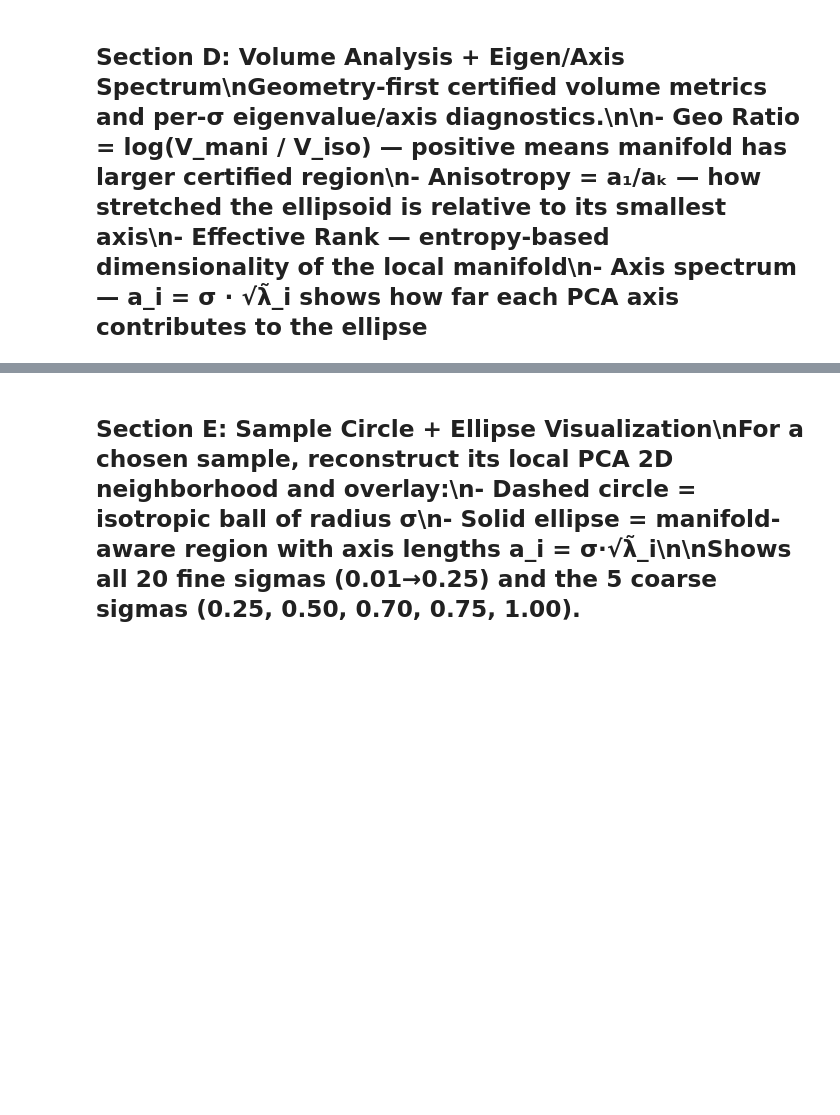
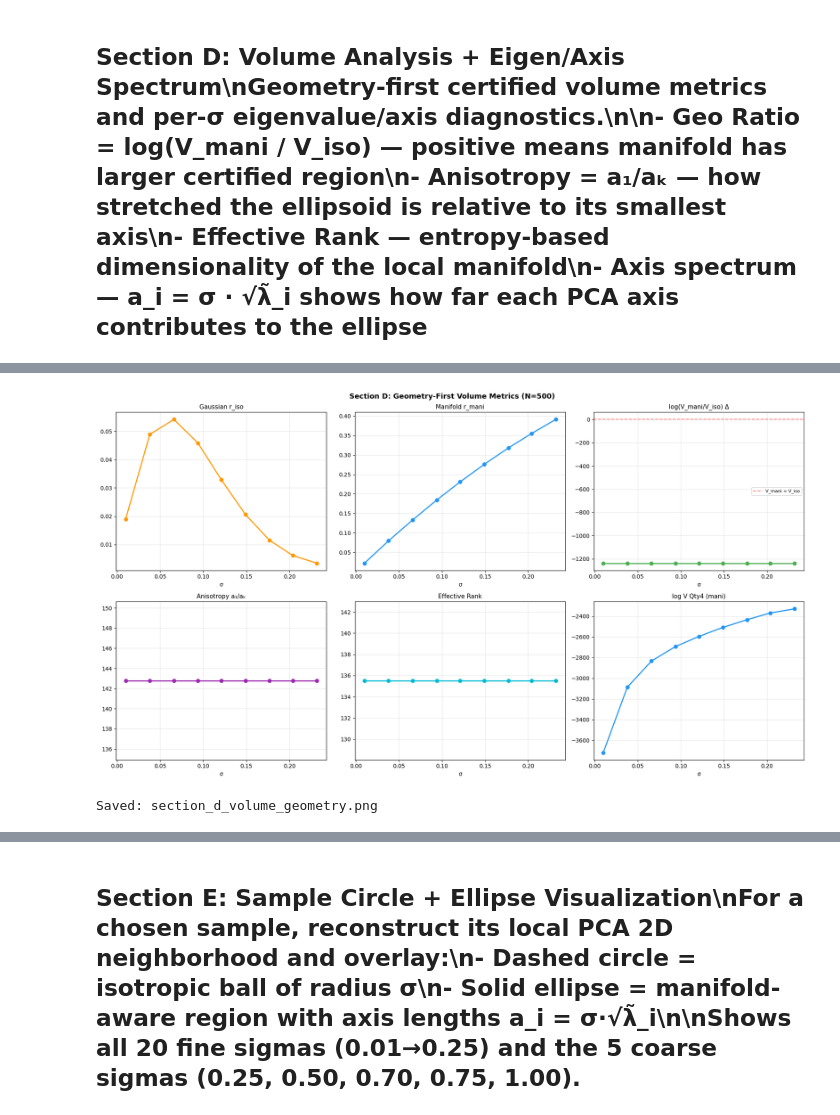
Before and after one commit to daniyaniazi/CFM_smoothing, a Jupyter notebook: notebooks_smoothing_test/smoothing_results.ipynb, the cells around one changed output, grey strips where cells are left out. Cells and saved outputs as stored; diff of their text form; code cells hidden in the pictures; blank space fills up the shorter version.

```diff
--- a/notebooks_smoothing_test/smoothing_results.ipynb
+++ b/notebooks_smoothing_test/smoothing_results.ipynb
@@ -1003,6 +1050,8 @@ for (s, n_val), results in sorted(grid.items()):
         'σ': s, 'N': n_val,
         'r_iso':    round(_safe_mean(r_isos), 4),
         'r_mani':   round(_safe_mean(r_manis), 4),
+        'v_mani':round(vm('log_vol_geo_mani'), 2)    if np.isfinite(vm('log_vol_geo_mani')) else float('nan'),
+        'v_iso':round(vm('log_vol_geo_iso_k'), 2)    if np.isfinite(vm('log_vol_geo_iso_k')) else float('nan'),
         'Qty1(Iso D)':     round(vm('log_vol_iso_D'), 2)    if np.isfinite(vm('log_vol_iso_D')) else float('nan'),
         'Qty2(Iso k)':     round(vm('log_vol_iso_k'), 2)    if np.isfinite(vm('log_vol_iso_k')) else float('nan'),
         'Qty3(Mani iso-r)':round(vm('log_vol_mani_pred'), 2)if np.isfinite(vm('log_vol_mani_pred')) else float('nan'),
@@ -1018,6 +1079,6 @@ display(df_vol.round(4))
 # %%
 # ─── D2: Geometry plots (fixed N=100, sweep σ) ──────────────────────────────
-FIXED_N_D = 100
+FIXED_N_D = 500
 df_vol_n100 = df_vol[df_vol['N'] == FIXED_N_D].sort_values('σ')
 
 if df_vol_n100.empty:
@@ -1026,33 +1087,36 @@ if df_vol_n100.empty:
 
 fig, axes = plt.subplots(2, 3, figsize=(18, 10))
 
 metrics = [
     ('r_iso',         'Gaussian r_iso',        '#FF9800'),
     ('r_mani',        'Manifold r_mani',        '#2196F3'),
     ('Geo Δ',         'log(V_mani/V_iso) Δ',   '#4CAF50'),
     ('Anisotropy',    'Anisotropy a₁/aₖ',      '#9C27B0'),
     ('Eff.Rank',      'Effective Rank',         '#00BCD4'),
     ('Qty4(Mani ellip)', 'log V Qty4 (mani)',  '#2196F3'),
 ]
 
 for ax, (col, title, color) in zip(axes.flat, metrics):
     vals = pd.to_numeric(df_vol_n100[col], errors='coerce')
     mask = vals.notna()
     if mask.sum() > 0:
         ax.plot(df_vol_n100['σ'][mask], vals[mask], 'o-', lw=2, color=color)
         ax.scatter(df_vol_n100['σ'][mask], vals[mask], s=40, color=color, zorder=5)
     ax.set_title(title, fontsize=11)
     ax.set_xlabel('σ')
     ax.grid(True, alpha=0.3)
     if col == 'Geo Δ':
         ax.axhline(0, color='red', ls='--', alpha=0.5, label='V_mani = V_iso')
         ax.legend(fontsize=8)
 
 plt.suptitle(f'Section D: Geometry-First Volume Metrics (N={FIXED_N_D})', fontsize=13, fontweight='bold')
 plt.tight_layout()
 plt.savefig('section_d_volume_geometry.png', dpi=150, bbox_inches='tight')
 plt.show()
 print("Saved: section_d_volume_geometry.png")
+# %% [output]
+[figure, added]
+Saved: section_d_volume_geometry.png
 # %%
 # ─── D3: Axis/Eigenvalue spectrum — pick one sample and show spectrum ────────
 # Uses the stored axis_lengths / eigenvalues_norm from the first available result
```
Also changed, not shown: parts of 14 cells of this notebook, 1 other file.
